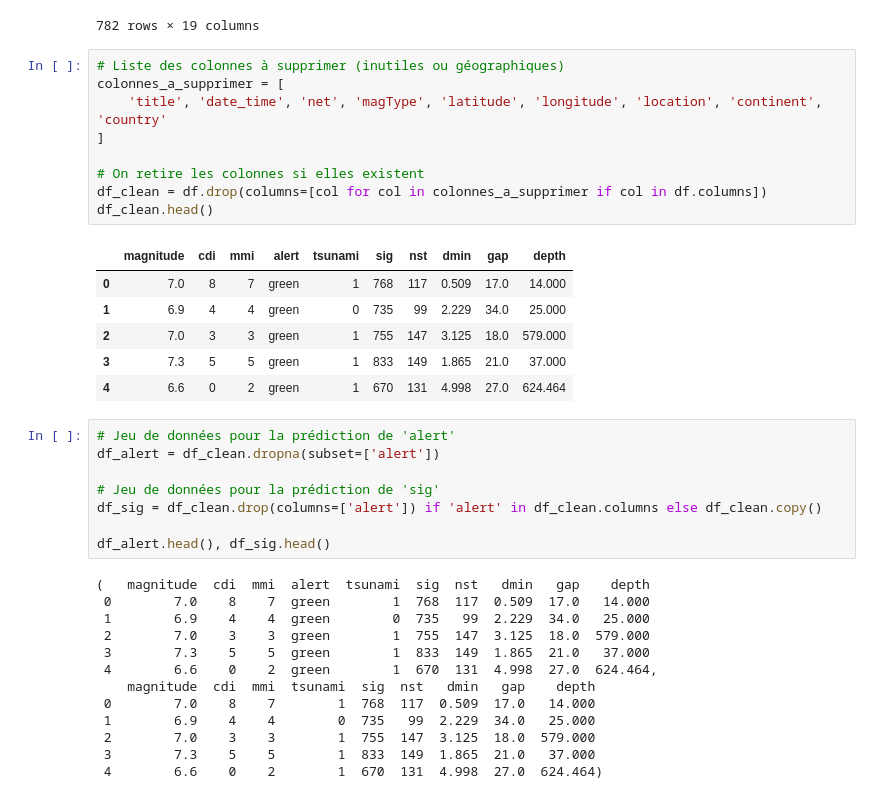
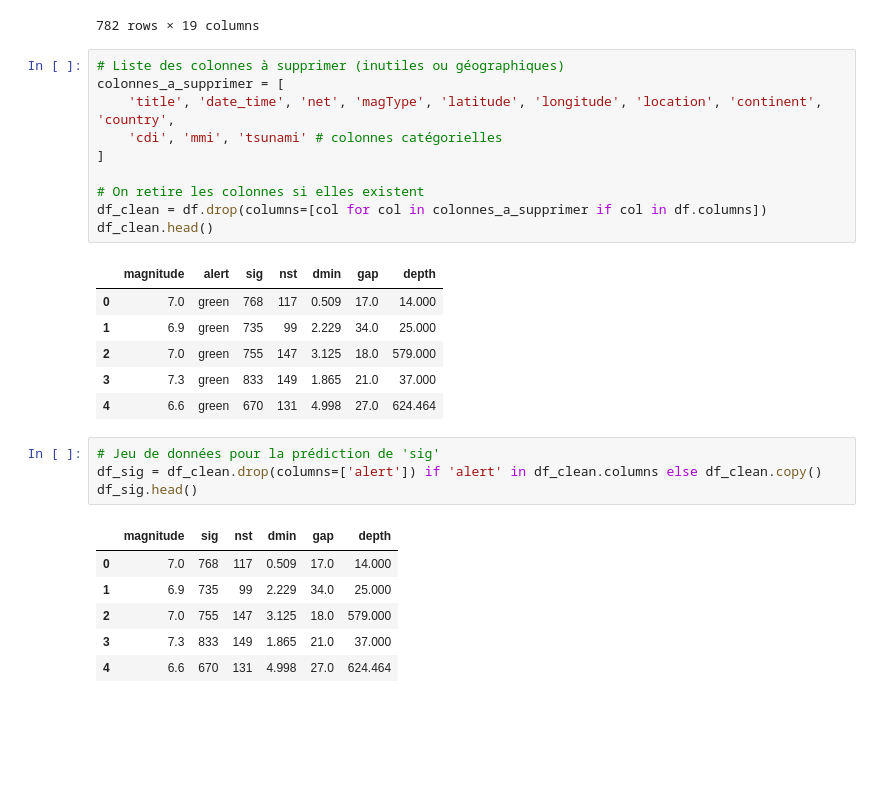
Before and after one commit to Camille9999/EPSI_atelier-info-doc_projet, a Jupyter notebook: notebooks/analyse_bruit.ipynb, the cells around one changed output. Cells and saved outputs as stored; diff of their text form; blank space fills up the shorter version.

```diff
--- a/notebooks/analyse_bruit.ipynb
+++ b/notebooks/analyse_bruit.ipynb
@@ -28,40 +28,31 @@ df
 # %%
 # Liste des colonnes à supprimer (inutiles ou géographiques)
 colonnes_a_supprimer = [
-    'title', 'date_time', 'net', 'magType', 'latitude', 'longitude', 'location', 'continent', 'country'
+    'title', 'date_time', 'net', 'magType', 'latitude', 'longitude', 'location', 'continent', 'country',
+    'cdi', 'mmi', 'tsunami' # colonnes catégorielles
 ]
 
 # On retire les colonnes si elles existent
 df_clean = df.drop(columns=[col for col in colonnes_a_supprimer if col in df.columns])
 df_clean.head()
 # %% [output]
-|  | magnitude | cdi | mmi | alert | tsunami | sig | nst | dmin | gap | depth |
-| 0 | 7.0 | 8 | 7 | green | 1 | 768 | 117 | 0.509 | 17.0 | 14.000 |
-| 1 | 6.9 | 4 | 4 | green | 0 | 735 | 99 | 2.229 | 34.0 | 25.000 |
-| 2 | 7.0 | 3 | 3 | green | 1 | 755 | 147 | 3.125 | 18.0 | 579.000 |
-| 3 | 7.3 | 5 | 5 | green | 1 | 833 | 149 | 1.865 | 21.0 | 37.000 |
-| 4 | 6.6 | 0 | 2 | green | 1 | 670 | 131 | 4.998 | 27.0 | 624.464 |
+|  | magnitude | alert | sig | nst | dmin | gap | depth |
+| 0 | 7.0 | green | 768 | 117 | 0.509 | 17.0 | 14.000 |
+| 1 | 6.9 | green | 735 | 99 | 2.229 | 34.0 | 25.000 |
+| 2 | 7.0 | green | 755 | 147 | 3.125 | 18.0 | 579.000 |
+| 3 | 7.3 | green | 833 | 149 | 1.865 | 21.0 | 37.000 |
+| 4 | 6.6 | green | 670 | 131 | 4.998 | 27.0 | 624.464 |
 # %%
-# Jeu de données pour la prédiction de 'alert'
-df_alert = df_clean.dropna(subset=['alert'])
-
 # Jeu de données pour la prédiction de 'sig'
 df_sig = df_clean.drop(columns=['alert']) if 'alert' in df_clean.columns else df_clean.copy()
-
-df_alert.head(), df_sig.head()
+df_sig.head()
 # %% [output]
-(   magnitude  cdi  mmi  alert  tsunami  sig  nst   dmin   gap    depth
- 0        7.0    8    7  green        1  768  117  0.509  17.0   14.000
- 1        6.9    4    4  green        0  735   99  2.229  34.0   25.000
- 2        7.0    3    3  green        1  755  147  3.125  18.0  579.000
- 3        7.3    5    5  green        1  833  149  1.865  21.0   37.000
- 4        6.6    0    2  green        1  670  131  4.998  27.0  624.464,
-    magnitude  cdi  mmi  tsunami  sig  nst   dmin   gap    depth
- 0        7.0    8    7        1  768  117  0.509  17.0   14.000
- 1        6.9    4    4        0  735   99  2.229  34.0   25.000
- 2        7.0    3    3        1  755  147  3.125  18.0  579.000
- 3        7.3    5    5        1  833  149  1.865  21.0   37.000
- 4        6.6    0    2        1  670  131  4.998  27.0  624.464)
+|  | magnitude | sig | nst | dmin | gap | depth |
+| 0 | 7.0 | 768 | 117 | 0.509 | 17.0 | 14.000 |
+| 1 | 6.9 | 735 | 99 | 2.229 | 34.0 | 25.000 |
+| 2 | 7.0 | 755 | 147 | 3.125 | 18.0 | 579.000 |
+| 3 | 7.3 | 833 | 149 | 1.865 | 21.0 | 37.000 |
+| 4 | 6.6 | 670 | 131 | 4.998 | 27.0 | 624.464 |
 # %%
 from sklearn.model_selection import train_test_split
 from sklearn.preprocessing import StandardScaler
```
Also changed, not shown: parts of 4 cells of this notebook.
